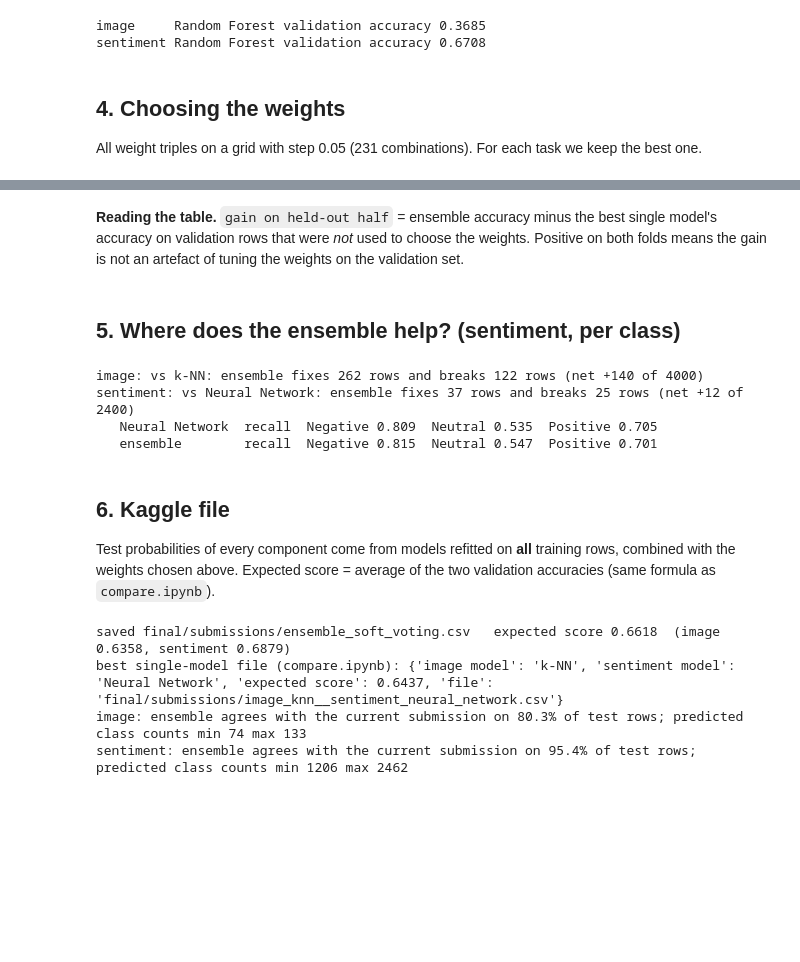
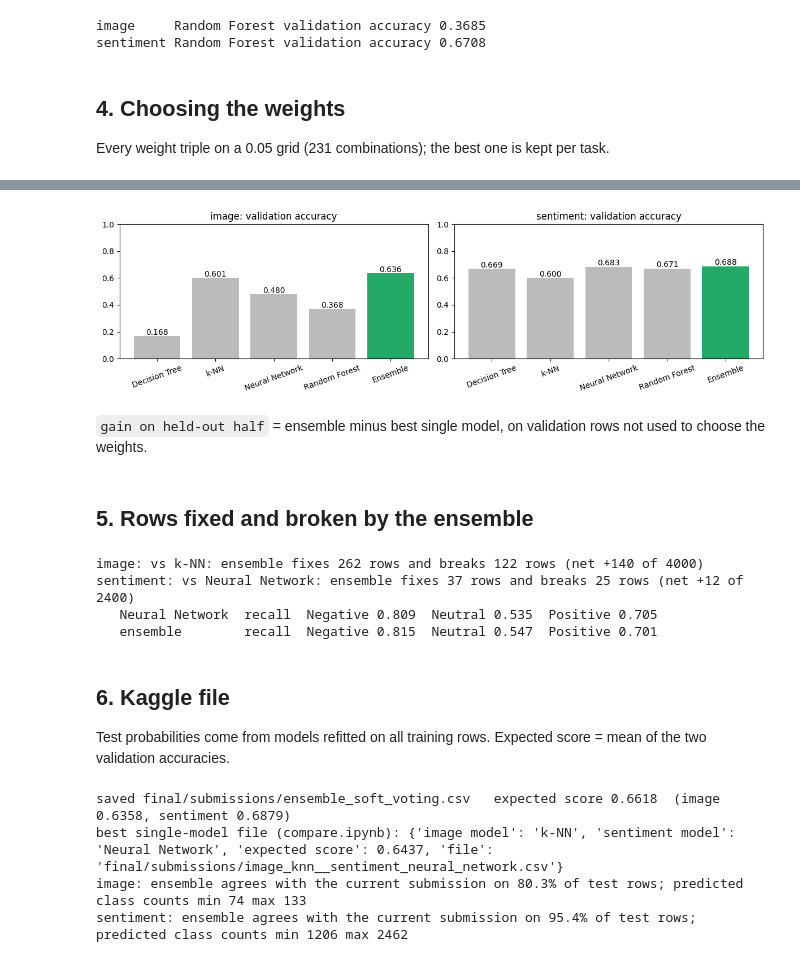
Before and after one commit to COMP472-Fall2026/Team27_F, a Jupyter notebook: final/ensemble.ipynb, the cells around one changed output, grey strips where cells are left out. Drawn from its saved outputs; the diff is of its cells as text; code cells hidden in the pictures; blank space fills up the shorter version.

```diff
--- a/final/ensemble.ipynb
+++ b/final/ensemble.ipynb
@@ -59,12 +51,10 @@ Instead of keeping only the winning class we keep the **share of the weighted vo
 # %%
 KNN_BEST = pd.concat([pd.read_csv(f"knn/outputs/{t}_experiments.csv").sort_values("val_acc", ascending=False).head(1)
-                     for t in TASKS]).set_index("task")
-KNN_BEST
+                     for t in TASKS]).set_index("task")      # best k-NN row per task
 
 
 def chi_squared_matrix(A, B, chunk=25):
-    """chi-squared distance between every row of A and every row of B (rows normalised to sum 1),
-    exactly as chi_squared() in knn.ipynb."""
+    """Chi-squared distance between all rows of A and B (same as chi_squared() in knn.ipynb)."""
     P = A / (A.sum(1, keepdims=True) + 1e-12)
     Q = B / (B.sum(1, keepdims=True) + 1e-12)
     D = np.empty((len(A), len(B)), dtype=np.float32)
@@ -100,8 +90,7 @@ def knn_proba(task, X_train, y_train, X_query):
     if power == 0:
         w = np.ones_like(d)
     else:
-        # weight = 1 / distance^power. Dividing every distance of a row by the row's smallest distance multiplies
-        # all its weights by the same constant (same vote shares) but avoids overflow when power = 24.
+        # 1 / d^power, rescaled per row by the smallest distance to avoid overflow (same vote shares)
         d = d + 1e-8
         w = (d.min(axis=1, keepdims=True) / d) ** power
     proba = np.zeros((len(Q), N_CLASSES[task]))
@@ -117,7 +106,7 @@ for task in TASKS:
     (X, y), (X_test, _), (tr, va) = DATA[task], TEST[task], SPLIT[task]
     start = time.time()
     VAL[task]["k-NN"] = knn_proba(task, X[tr], y[tr], X[va])
-    TESTP[task]["k-NN"] = knn_proba(task, X, y, X_test)            # test: neighbours among ALL training rows
+    TESTP[task]["k-NN"] = knn_proba(task, X, y, X_test)            # test: neighbours among all training rows
     acc = common.accuracy(y[va], VAL[task]["k-NN"].argmax(1))
     print(f"{task:<9} k-NN validation accuracy {acc:.4f}   (k-NN notebook: {KNN_BEST.loc[task, 'val_acc']:.4f})  {time.time() - start:.0f}s")
 # %% [output]
@@ -150,7 +138,7 @@ class Network(nn.Module):                      # identical to neural_network.ipy
         return self.layers(x)
 
 
-# Best settings found in neural_network.ipynb (baseline + the best change from its experiment tables)
+# best settings from neural_network.ipynb
 NN_BEST = {
     "sentiment": {"preprocess": "none", "hidden_sizes": [256, 64], "activation": "relu", "dropout": 0.5,
                   "input_dropout": 0.2, "lr": 1e-4, "weight_decay": 1e-2, "batch_size": 128,
@@ -163,8 +151,7 @@ SEEDS = [42, 43, 44, 45, 46]
 
 
 def fit_network(task, s, X_tr, y_tr, seed, X_va=None, y_va=None, n_epochs=None):
-    """Train one network. With validation data: early stopping, returns (model, best_epoch).
-    Without: train exactly n_epochs."""
+    """Train one network: early stopping if validation data is given, else exactly n_epochs."""
     common.set_seed(seed)
     X_tr, y_tr = torch.tensor(X_tr), torch.tensor(y_tr)
     model = Network(X_tr.shape[1], N_CLASSES[task], s["hidden_sizes"], s["activation"], s["dropout"], s["input_dropout"])
@@ -232,7 +219,7 @@ sentiment Random Forest validation accuracy 0.6708
 # %% [markdown]
 ## 4. Choosing the weights
 
-All weight triples on a grid with step 0.05 (231 combinations). For each task we keep the best one.
+Every weight triple on a 0.05 grid (231 combinations); the best one is kept per task.
 # %%
 MODELS = ["k-NN", "Neural Network", "Random Forest"]
 GRID = [w for w in itertools.product(np.round(np.arange(0, 1.0001, 0.05), 2), repeat=3) if abs(sum(w) - 1) < 1e-9]
@@ -247,40 +234,54 @@ def best_weights(probas, y, rows=None):
     scored = [(common.accuracy(y[rows], ensemble([p[rows] for p in probas], w).argmax(1)), w) for w in GRID]
     return max(scored, key=lambda t: (round(t[0], 6), max(t[1])))     # ties -> the simpler (more one-sided) mix
 
 
 CHOSEN, rows = {}, []
 for task in TASKS:
     y_va = DATA[task][1][SPLIT[task][1]]
     probas = [VAL[task][m] for m in MODELS]
     singles = {m: common.accuracy(y_va, VAL[task][m].argmax(1)) for m in MODELS}
     acc, w = best_weights(probas, y_va)
     CHOSEN[task] = w
 
     # stability: choose on one half, score on the other half
     rng = np.random.default_rng(0)
     half = rng.permutation(len(y_va)); A, B = half[: len(half) // 2], half[len(half) // 2:]
     best_single = max(singles, key=singles.get)
     held = []
     for fit_rows, eval_rows in [(A, B), (B, A)]:
         _, w_half = best_weights(probas, y_va, fit_rows)
         ens = common.accuracy(y_va[eval_rows], ensemble([p[eval_rows] for p in probas], w_half).argmax(1))
         single = common.accuracy(y_va[eval_rows], VAL[task][best_single][eval_rows].argmax(1))
         held.append(ens - single)
     rows.append({"task": task, **{f"{m}": round(a, 4) for m, a in singles.items()},
                  "ensemble": round(acc, 4), "weights (kNN, NN, RF)": w,
                  "gain on held-out half (2 folds)": [round(h, 4) for h in held]})
 table = pd.DataFrame(rows)
-table
+display(table)
+
+import matplotlib.pyplot as plt
+os.makedirs("report/figures", exist_ok=True)
+fig, axes = plt.subplots(1, 2, figsize=(12, 3.5))      # validation accuracy of every model
+for ax, task in zip(axes, TASKS):
+    y_va = DATA[task][1][SPLIT[task][1]]
+    names = ["Decision Tree"] + MODELS + ["Ensemble"]
+    accs = [common.accuracy(y_va, np.load(f"decision_tree/outputs/{task}_val_pred.npy"))]
+    accs += [common.accuracy(y_va, VAL[task][m].argmax(1)) for m in MODELS]
+    accs += [common.accuracy(y_va, ensemble([VAL[task][m] for m in MODELS], CHOSEN[task]).argmax(1))]
+    ax.bar(names, accs, color=["#bbb"] * 4 + ["#2a6"])
+    for i, a in enumerate(accs):
+        ax.text(i, a + 0.01, f"{a:.3f}", ha="center")
+    ax.set_ylim(0, 1); ax.set_title(f"{task}: validation accuracy"); ax.tick_params(axis="x", rotation=20)
+plt.tight_layout(); plt.savefig("report/figures/model_comparison.png", dpi=150); plt.show()
 # %% [output]
 |  | task | k-NN | Neural Network | Random Forest | ensemble | weights (kNN, NN, RF) | gain on held-out half (2 folds) |
 | 0 | image | 0.6008 | 0.4800 | 0.3685 | 0.6358 | (0.35, 0.15, 0.5) | [0.0385, 0.0315] |
 | 1 | sentiment | 0.6000 | 0.6829 | 0.6708 | 0.6879 | (0.2, 0.6, 0.2) | [0.0042, 0.0017] |
+[figure, added]
 # %% [markdown]
-**Reading the table.** `gain on held-out half` = ensemble accuracy minus the best single model's accuracy on
-validation rows that were *not* used to choose the weights. Positive on both folds means the gain is not an artefact of
-tuning the weights on the validation set.
+`gain on held-out half` = ensemble minus best single model, on validation rows not used to choose the weights.
-# %% [markdown]
-## 5. Where does the ensemble help? (sentiment, per class)
+# %% [markdown]
+## 5. Rows fixed and broken by the ensemble
 # %%
 for task in TASKS:
     y_va = DATA[task][1][SPLIT[task][1]]
@@ -302,8 +303,7 @@ sentiment: vs Neural Network: ensemble fixes 37 rows and breaks 25 rows (net +12
 # %% [markdown]
 ## 6. Kaggle file
 
-Test probabilities of every component come from models refitted on **all** training rows, combined with the
-weights chosen above. Expected score = average of the two validation accuracies (same formula as `compare.ipynb`).
+Test probabilities come from models refitted on all training rows. Expected score = mean of the two validation accuracies.
 # %%
 preds, expected = {}, []
 for task in TASKS:
```
Also changed, not shown: parts of 7 cells of this notebook, 20 other files.
